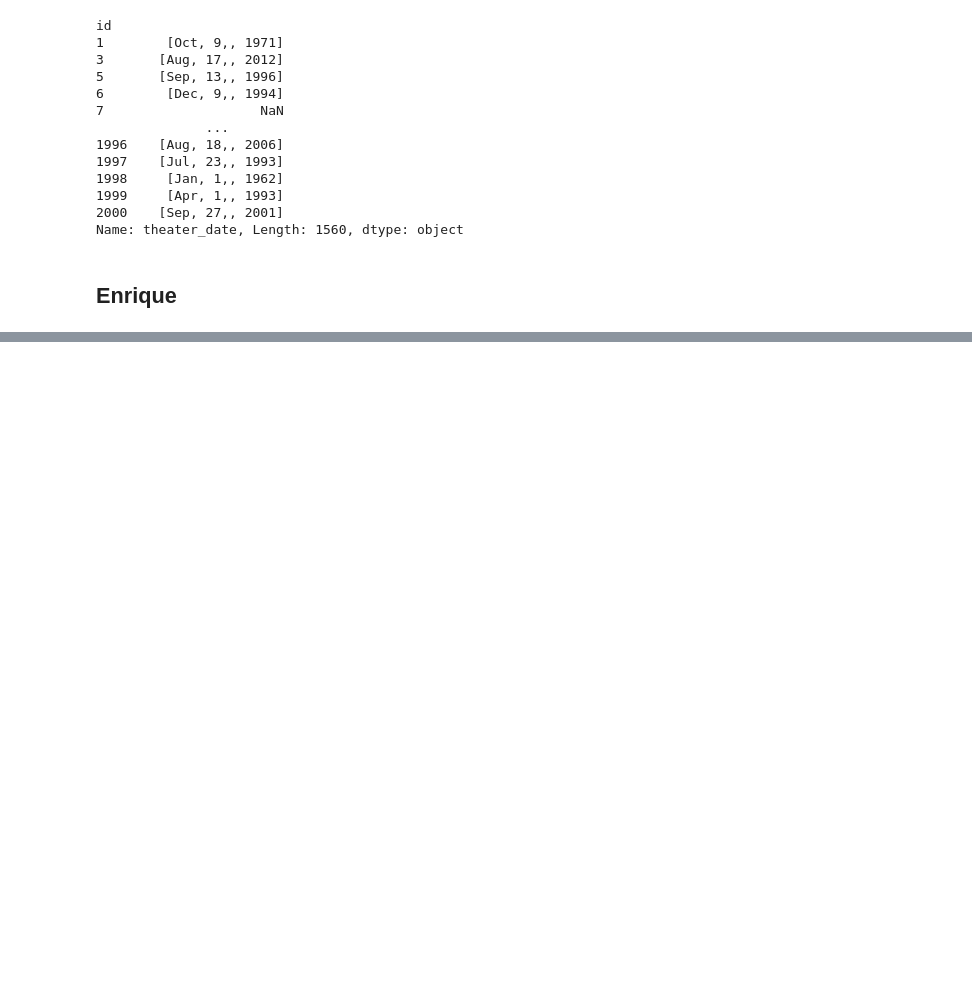
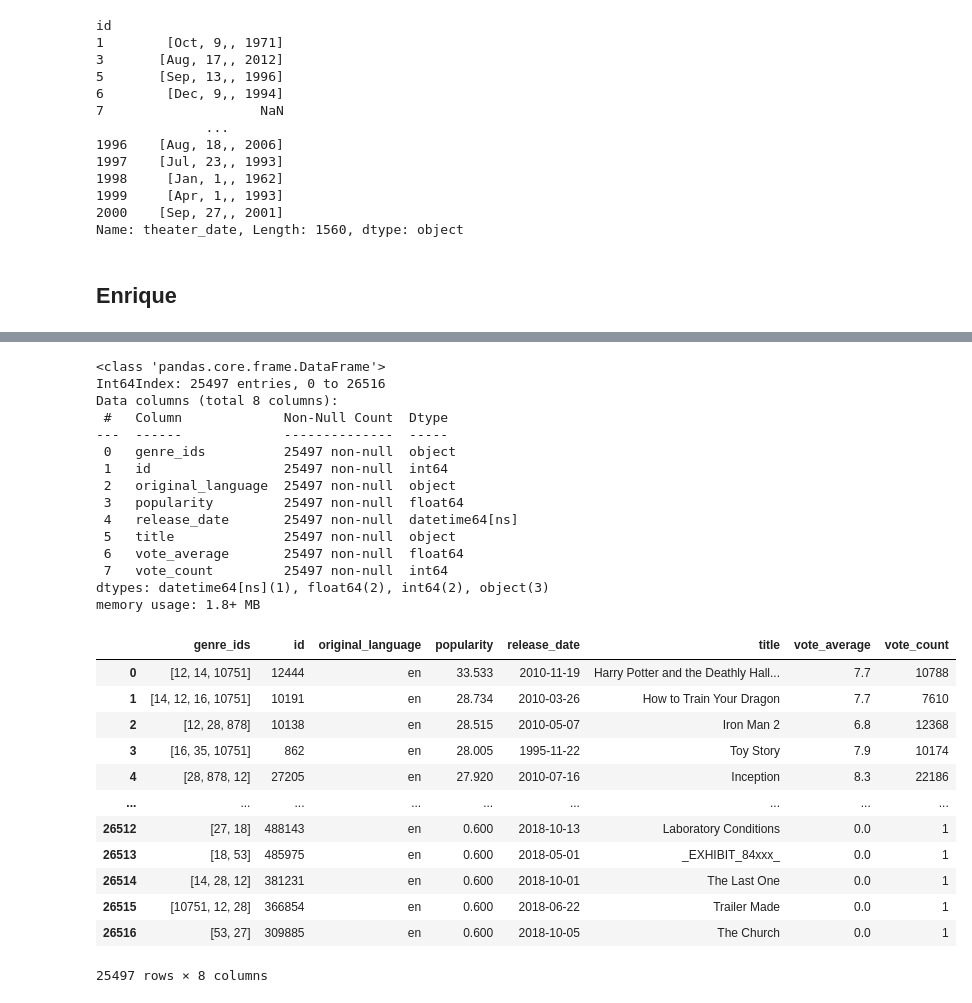
Before and after one commit to mfFrida/Capstone-Project-Semester-1, a Jupyter notebook: student.ipynb, the cells around one changed output, grey strips where cells are left out. Drawn from its saved outputs; the diff is of its cells as text; code cells hidden in the pictures; blank space fills up the shorter version.

```diff
--- a/student.ipynb
+++ b/student.ipynb
@@ -154,0 +251,51 @@ Name: theater_date, Length: 1560, dtype: object
+# %%
+#import needed libraries
+import pandas as pd
+
+#read tmdb file
+tmdb_movie_db = pd.read_csv('databases/tmdb.movies.csv', encoding = 'utf-8', index_col = 0)
+#drop extra title column
+tmdb_movie_db = tmdb_movie_db.drop('original_title', axis = 1)
+#standardize release date into date format
+tmdb_movie_db['release_date'] = pd.to_datetime(tmdb_movie_db['release_date'])
+#strip whitespace from title
+tmdb_movie_db['title'] = tmdb_movie_db['title'].str.strip()
+#remove duplicates
+tmdb_movie_db = tmdb_movie_db.drop_duplicates()
+
+tmdb_movie_db.info()
+
+tmdb_movie_db.duplicated().value_counts()
+
+tmdb_movie_db.shape
+
+tmdb_movie_db
+# %% [output]
+<class 'pandas.core.frame.DataFrame'>
+Int64Index: 25497 entries, 0 to 26516
+Data columns (total 8 columns):
+ #   Column             Non-Null Count  Dtype
+---  ------             --------------  -----
+ 0   genre_ids          25497 non-null  object
+ 1   id                 25497 non-null  int64
+ 2   original_language  25497 non-null  object
+ 3   popularity         25497 non-null  float64
+ 4   release_date       25497 non-null  datetime64[ns]
+ 5   title              25497 non-null  object
+ 6   vote_average       25497 non-null  float64
+ 7   vote_count         25497 non-null  int64
+dtypes: datetime64[ns](1), float64(2), int64(2), object(3)
+memory usage: 1.8+ MB
+|  | genre_ids | id | original_language | popularity | release_date | title | vote_average | vote_count |
+| 0 | [12, 14, 10751] | 12444 | en | 33.533 | 2010-11-19 | Harry Potter and the Deathly Hall... | 7.7 | 10788 |
+| 1 | [14, 12, 16, 10751] | 10191 | en | 28.734 | 2010-03-26 | How to Train Your Dragon | 7.7 | 7610 |
+| 2 | [12, 28, 878] | 10138 | en | 28.515 | 2010-05-07 | Iron Man 2 | 6.8 | 12368 |
+| 3 | [16, 35, 10751] | 862 | en | 28.005 | 1995-11-22 | Toy Story | 7.9 | 10174 |
+| 4 | [28, 878, 12] | 27205 | en | 27.920 | 2010-07-16 | Inception | 8.3 | 22186 |
+| ... | ... | ... | ... | ... | ... | ... | ... | ... |
+| 26512 | [27, 18] | 488143 | en | 0.600 | 2018-10-13 | Laboratory Conditions | 0.0 | 1 |
+| 26513 | [18, 53] | 485975 | en | 0.600 | 2018-05-01 | _EXHIBIT_84xxx_ | 0.0 | 1 |
+| 26514 | [14, 28, 12] | 381231 | en | 0.600 | 2018-10-01 | The Last One | 0.0 | 1 |
+| 26515 | [10751, 12, 28] | 366854 | en | 0.600 | 2018-06-22 | Trailer Made | 0.0 | 1 |
+| 26516 | [53, 27] | 309885 | en | 0.600 | 2018-10-05 | The Church | 0.0 | 1 |
+25497 rows × 8 columns
```
Also changed, not shown: parts of 10 cells of this notebook, 1 other file.
